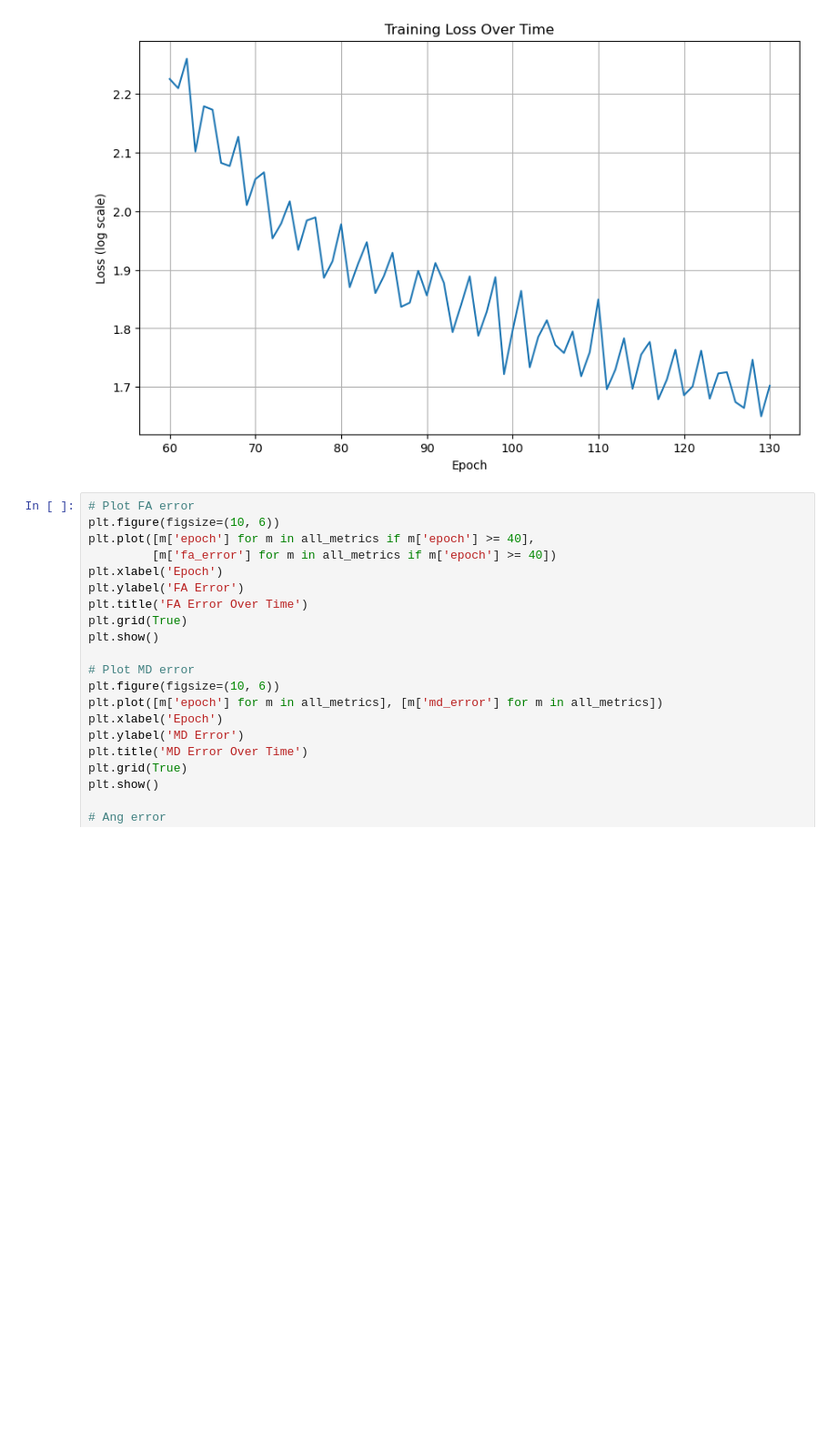
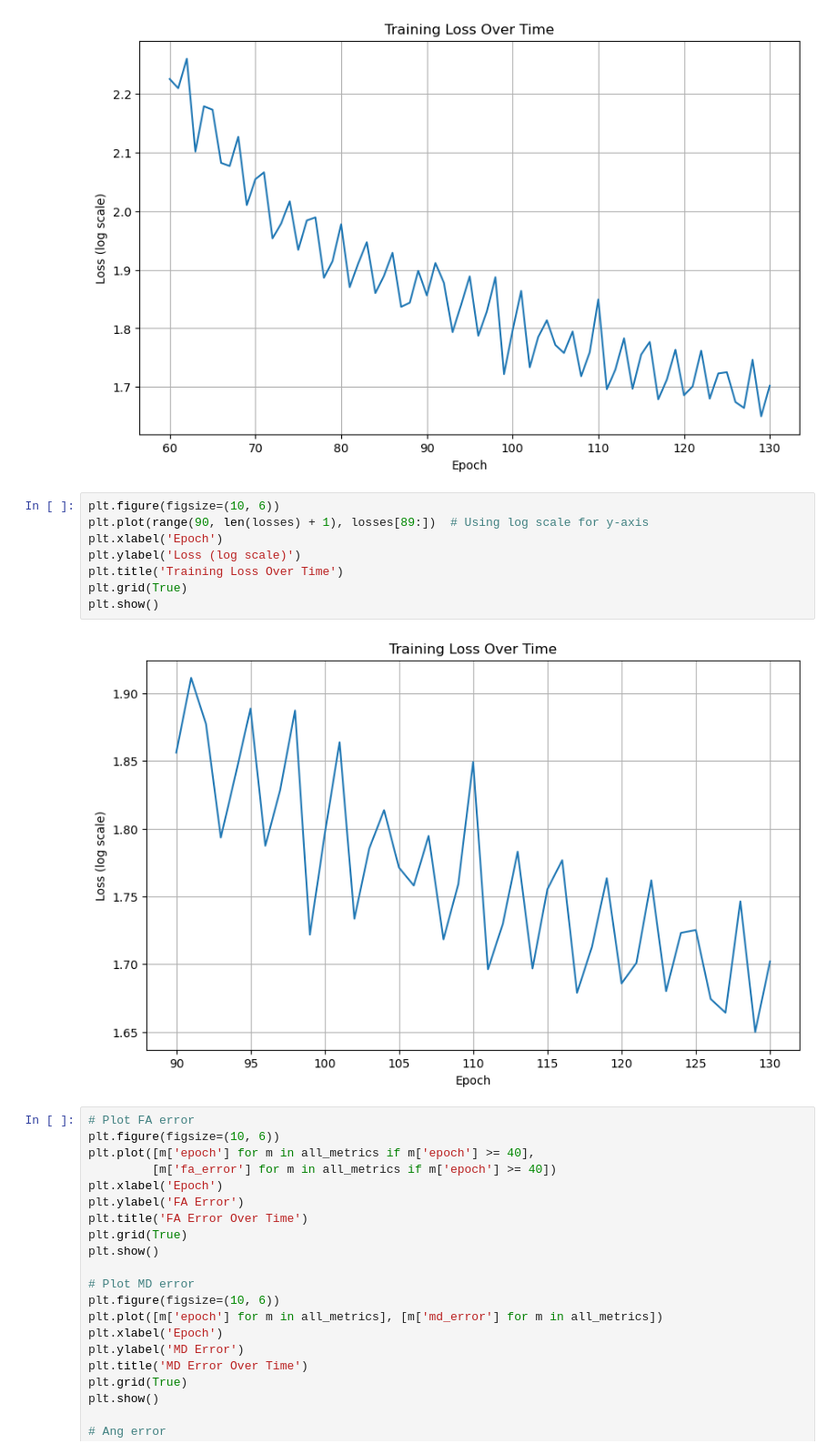
Before and after one commit to ib565/DTI-Tensor-GNN, a Jupyter notebook: gnn_tensor_est_V5.ipynb, the cells around one changed output. Shown: that part at 91% size. Cells and saved outputs as stored; diff of their text form; blank space fills up the shorter version.

Commit message:
new plots and evals

```diff
--- a/gnn_tensor_est_V5.ipynb
+++ b/gnn_tensor_est_V5.ipynb
@@ -666,6 +666,16 @@ plt.grid(True)
 plt.show()
 # %% [output]
 [figure]
+# %%
+plt.figure(figsize=(10, 6))
+plt.plot(range(90, len(losses) + 1), losses[89:])  # Using log scale for y-axis
+plt.xlabel('Epoch')
+plt.ylabel('Loss (log scale)')
+plt.title('Training Loss Over Time')
+plt.grid(True)
+plt.show()
+# %% [output]
+[figure, added]
 # %%
 # Plot FA error
 plt.figure(figsize=(10, 6))
```
